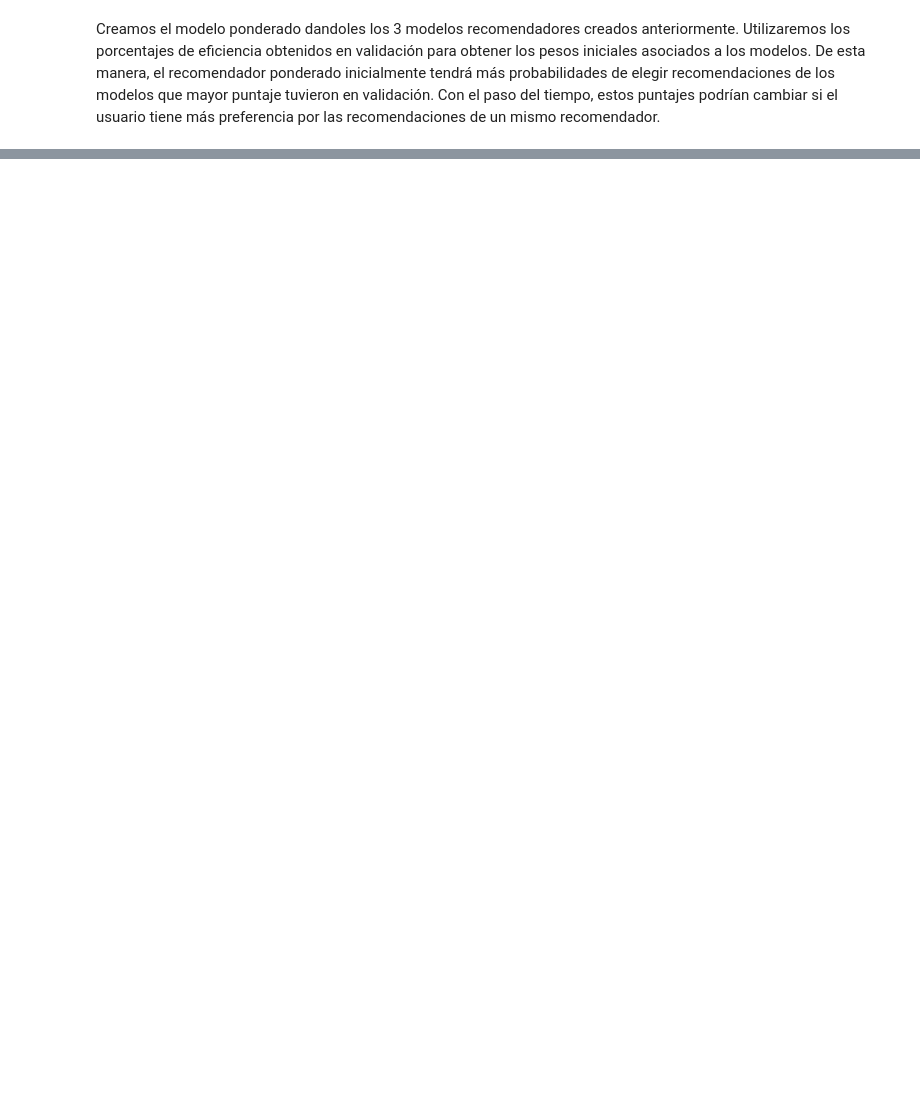
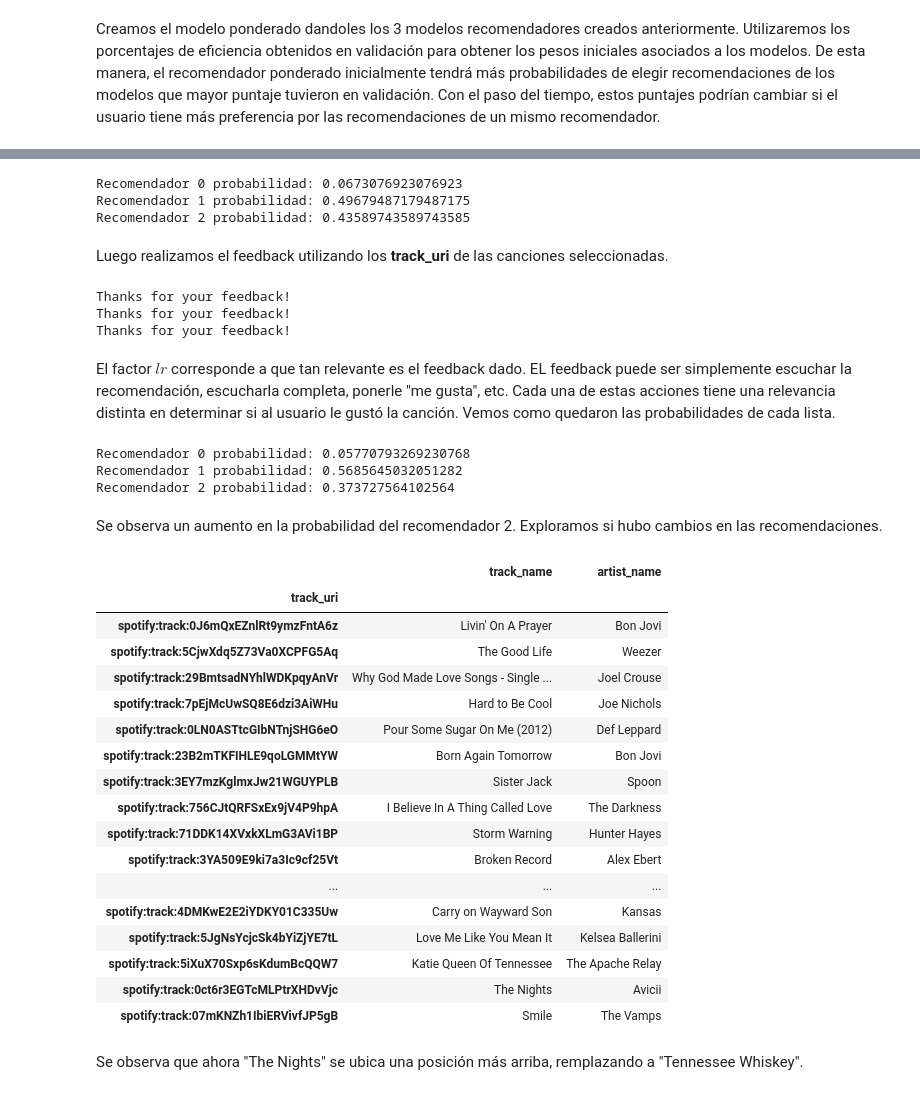
Before and after one commit to alcazar90/CC5205-3-proyecto, a Jupyter notebook: sandbox/modelo_promedio.ipynb, the cells around one changed output, grey strips where cells are left out. Cells and saved outputs as stored; diff of their text form; code cells hidden in the pictures; blank space fills up the shorter version.

```diff
--- a/sandbox/modelo_promedio.ipynb
+++ b/sandbox/modelo_promedio.ipynb
@@ -68,4 +68,4 @@ recomendador_3.load_data(tracks_val)
 # %% [markdown]
 Cargamos una lista de prueba para ver las recomendaciones del modelo ponderado
 # %%
-test=pd.read_csv("10_canciones_features_azar.csv")
+test=pd.read_csv("../data/10_canciones_features_azar.csv")
@@ -118 +129,51 @@ Eficiencia recomendador 3: 12.327250511039415 %
+# %%
+[print("Recomendador", i,"probabilidad:", prob) for i, prob in enumerate(rec_promedio.probs)]; pass
+# %% [output]
+Recomendador 0 probabilidad: 0.0673076923076923
+Recomendador 1 probabilidad: 0.49679487179487175
+Recomendador 2 probabilidad: 0.43589743589743585
+# %% [markdown]
+Luego realizamos el feedback utilizando los **track_uri** de las canciones seleccionadas.
+# %%
+rec_promedio.feedback("spotify:track:5CjwXdq5Z73Va0XCPFG5Aq" ,lr=0.05)
+rec_promedio.feedback("spotify:track:3EY7mzKglmxJw21WGUYPLB" ,lr=0.05)
+rec_promedio.feedback("spotify:track:4iLPK8QnOvqm0Azbsk2GDn" ,lr=0.05)
+# %% [output]
+Thanks for your feedback!
+Thanks for your feedback!
+Thanks for your feedback!
+# %% [markdown]
+El factor $lr$ corresponde a que tan relevante es el feedback dado. EL feedback puede ser simplemente escuchar la recomendación, escucharla completa, ponerle "me gusta", etc. Cada una de estas acciones tiene una relevancia distinta en determinar si al usuario le gustó la canción. Vemos como quedaron las probabilidades de cada lista.
+# %%
+[print("Recomendador", i,"probabilidad:", prob) for i, prob in enumerate(rec_promedio.probs)]; pass
+# %% [output]
+Recomendador 0 probabilidad: 0.05770793269230768
+Recomendador 1 probabilidad: 0.5685645032051282
+Recomendador 2 probabilidad: 0.373727564102564
+# %% [markdown]
+Se observa un aumento en la probabilidad del recomendador 2. Exploramos si hubo cambios en las recomendaciones.
+# %%
+np.random.seed(1991)
+tracks_info.loc[rec_promedio.recommend_list(test, number=20)]
+# %% [output]
+|  | track_name | artist_name |
+| track_uri |  |  |
+| spotify:track:0J6mQxEZnlRt9ymzFntA6z | Livin' On A Prayer | Bon Jovi |
+| spotify:track:5CjwXdq5Z73Va0XCPFG5Aq | The Good Life | Weezer |
+| spotify:track:29BmtsadNYhlWDKpqyAnVr | Why God Made Love Songs - Single ... | Joel Crouse |
+| spotify:track:7pEjMcUwSQ8E6dzi3AiWHu | Hard to Be Cool | Joe Nichols |
+| spotify:track:0LN0ASTtcGIbNTnjSHG6eO | Pour Some Sugar On Me (2012) | Def Leppard |
+| spotify:track:23B2mTKFIHLE9qoLGMMtYW | Born Again Tomorrow | Bon Jovi |
+| spotify:track:3EY7mzKglmxJw21WGUYPLB | Sister Jack | Spoon |
+| spotify:track:756CJtQRFSxEx9jV4P9hpA | I Believe In A Thing Called Love | The Darkness |
+| spotify:track:71DDK14XVxkXLmG3AVi1BP | Storm Warning | Hunter Hayes |
+| spotify:track:3YA509E9ki7a3Ic9cf25Vt | Broken Record | Alex Ebert |
+| ... | ... | ... |
+| spotify:track:4DMKwE2E2iYDKY01C335Uw | Carry on Wayward Son | Kansas |
+| spotify:track:5JgNsYcjcSk4bYiZjYE7tL | Love Me Like You Mean It | Kelsea Ballerini |
+| spotify:track:5iXuX70Sxp6sKdumBcQQW7 | Katie Queen Of Tennessee | The Apache Relay |
+| spotify:track:0ct6r3EGTcMLPtrXHDvVjc | The Nights | Avicii |
+| spotify:track:07mKNZh1IbiERVivfJP5gB | Smile | The Vamps |
+# %% [markdown]
+Se observa que ahora "The Nights" se ubica una posición más arriba, remplazando a "Tennessee Whiskey".
 # %% [markdown]
```
Also changed, not shown: parts of 7 cells of this notebook.
